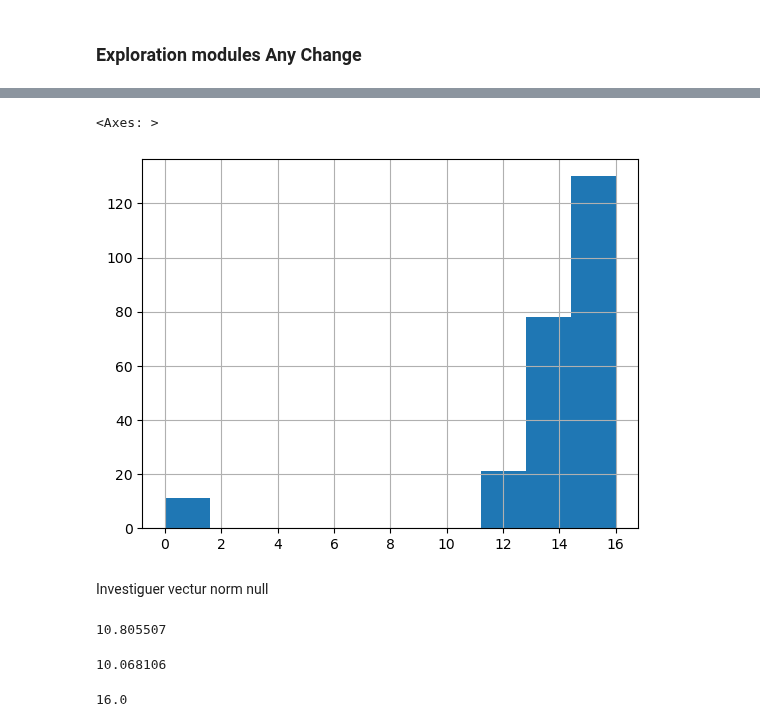
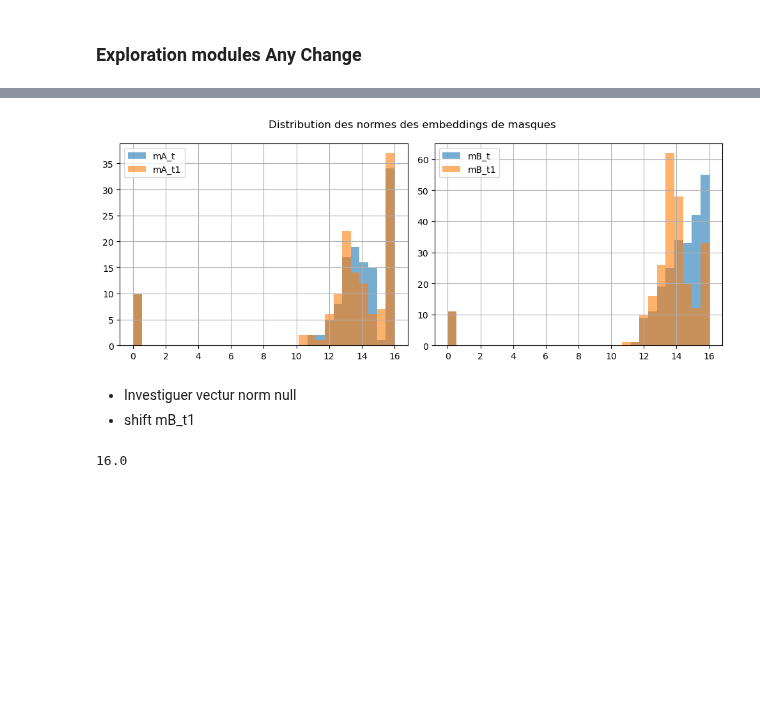
Before and after one commit to brustt/stylo_magique_intership_ign, a Jupyter notebook: notebooks/exploration/segment_any_change.ipynb, the cells around one changed output, grey strips where cells are left out. Drawn from its saved outputs; the diff is of its cells as text; code cells hidden in the pictures; blank space fills up the shorter version.

```diff
--- a/notebooks/exploration/segment_any_change.ipynb
+++ b/notebooks/exploration/segment_any_change.ipynb
@@ -46,8 +48,6 @@ sam_params = {
     "output_mode": "binary_mask",
 }
 segany = SegAnyChange(
-    img_A=load_img(path_A),
-    img_B=load_img(path_B),
     model_type="vit_h",
     **sam_params
 )
@@ -114,18 +110,21 @@ print(np.linalg.norm(masks_emb_t1_mB[34]))
-# %%
-pd.Series([np.linalg.norm(_) for _ in masks_emb_t_mB]).hist()
-# %% [output]
-<Axes: >
-[figure, removed]
+# %%
+fig, axes = plt.subplots(1, 2, figsize=(10,4))
+
+pd.Series([np.linalg.norm(_) for _ in masks_emb_t_mA]).hist(ax=axes[0], label="mA_t", alpha=0.6, bins=30)
+pd.Series([np.linalg.norm(_) for _ in masks_emb_t1_mA]).hist(ax=axes[0], label="mA_t1", alpha=0.6, bins=30)
+axes[0].legend()
+
+pd.Series([np.linalg.norm(_) for _ in masks_emb_t_mB]).hist(ax=axes[1], label="mB_t", alpha=0.6, bins=30)
+pd.Series([np.linalg.norm(_) for _ in masks_emb_t1_mB]).hist(ax=axes[1], label="mB_t1", alpha=0.6, bins=30)
+axes[1].legend()
+
+fig.suptitle("Distribution des normes des embeddings de masques")
+plt.tight_layout()
+# %% [output]
+[figure, added]
 # %% [markdown]
-Investiguer vectur norm null
+* Investiguer vectur norm null
+* shift mB_t1
-# %%
-np.linalg.norm(np.mean(img_emb_A, axis=(1, 2)))
-# %% [output]
-10.805507
-# %%
-np.linalg.norm(np.mean(img_emb_B, axis=(1, 2)))
-# %% [output]
-10.068106
 # %%
 np.sqrt(256)
 # %% [output]
```
Also changed, not shown: parts of 36 cells of this notebook, 21 other files.
